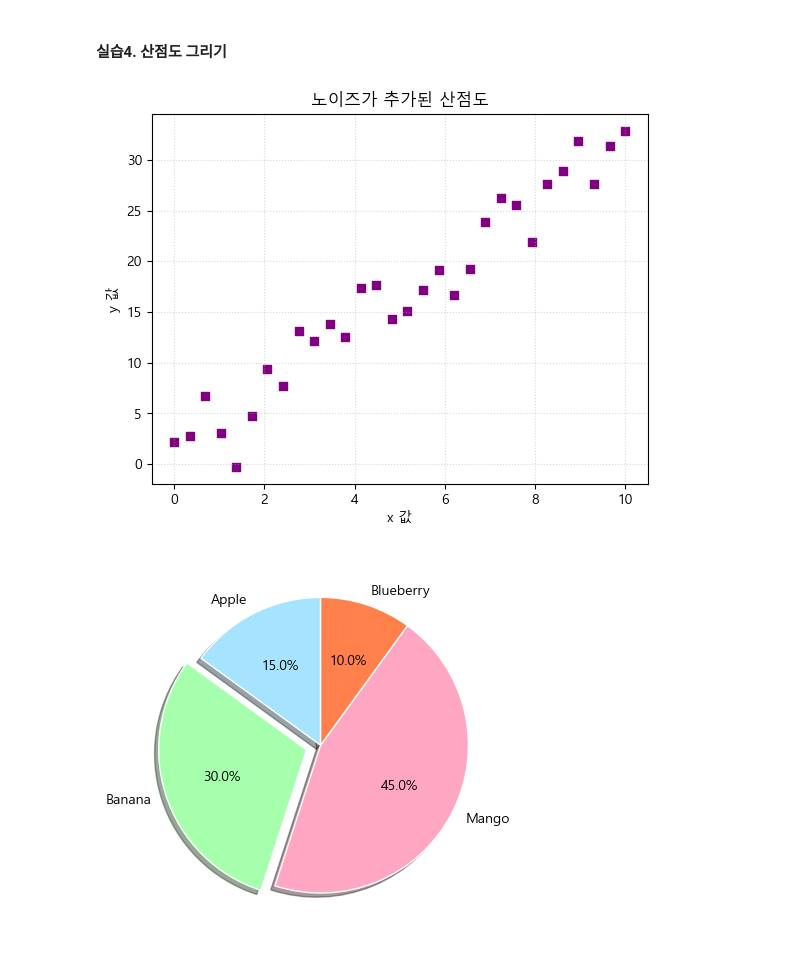
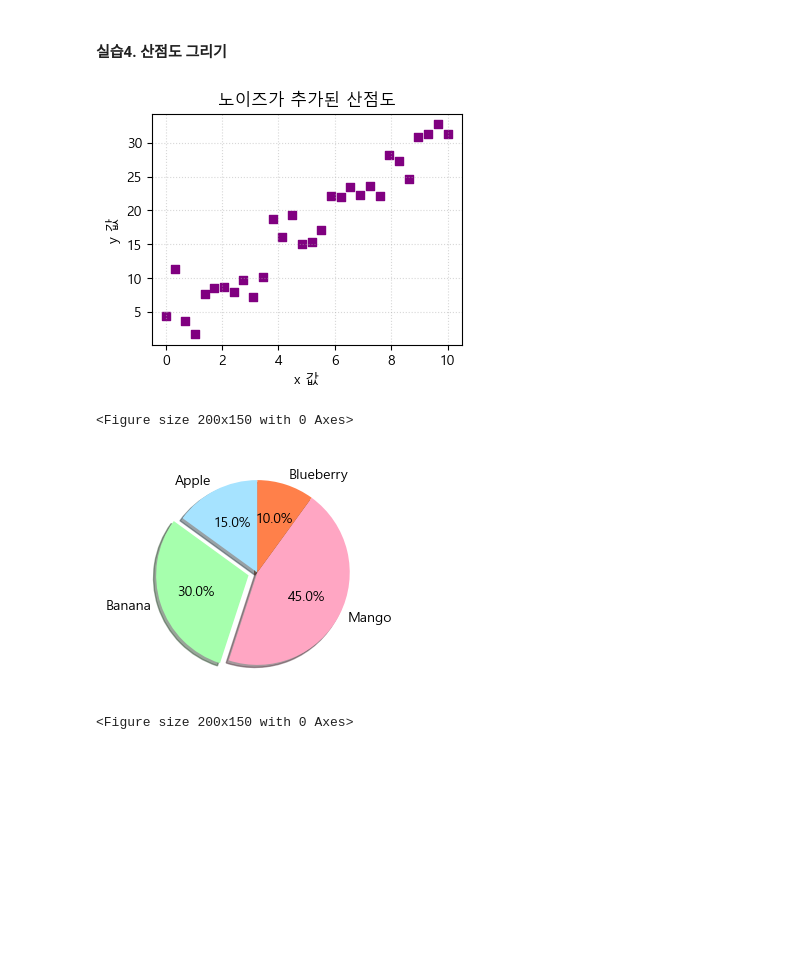
Before and after one commit to Subin928/RE_python_5th, a Jupyter notebook: DataAnalysis/07_matplotlib.ipynb, the cells around one changed output. Drawn from its saved outputs; the diff is of its cells as text; code cells hidden in the pictures; blank space fills up the shorter version.

```diff
--- a/DataAnalysis/07_matplotlib.ipynb
+++ b/DataAnalysis/07_matplotlib.ipynb
@@ -236,7 +236,7 @@ plt.show()
 # %%
 # x값은 0부터 10까지 30개의 균등한 간격으로 구성된 수열을 만들고,
 # y값은 y=3x+2+난수(정규분포, 평균 0, 표준편차 3)로 생성하여 산점도를 그려보세요
-
+plt.figure(figsize=(4, 3))
 x = np.linspace(0, 10, 30)
 
 noise = np.random.normal(0, 3, size=30)
@@ -249,19 +249,22 @@ plt.xlabel("x 값")
 plt.ylabel("y 값")
 
 plt.grid(True, linestyle=':', alpha = 0.5)
-
+plt.figure(figsize=(2, 1.5))
 plt.show()
 # %% [output]
-[figure, old version]
+[figure, new version]
+<Figure size 200x150 with 0 Axes>
 # %%
 # 파이 차트
-
+plt.figure(figsize=(4, 3))
 labels = ['Apple', 'Banana', 'Mango', 'Blueberry']
 sizes = [15, 30, 45, 10]
 explode = (0,0.1,0,0) # 강조
 
 plt.pie(sizes, labels = labels, explode = explode, shadow = True, autopct = "%1.1f%%", startangle=90, colors=["#a6e3ff", "#a6ffad", "#ffa6c3","#ff804a"])
+plt.figure(figsize=(2, 1.5))
 plt.show()
 # %% [output]
-[figure, old version]
+[figure, new version]
+<Figure size 200x150 with 0 Axes>
 # %%
```
Also changed, not shown: parts of 12 cells of this notebook.
